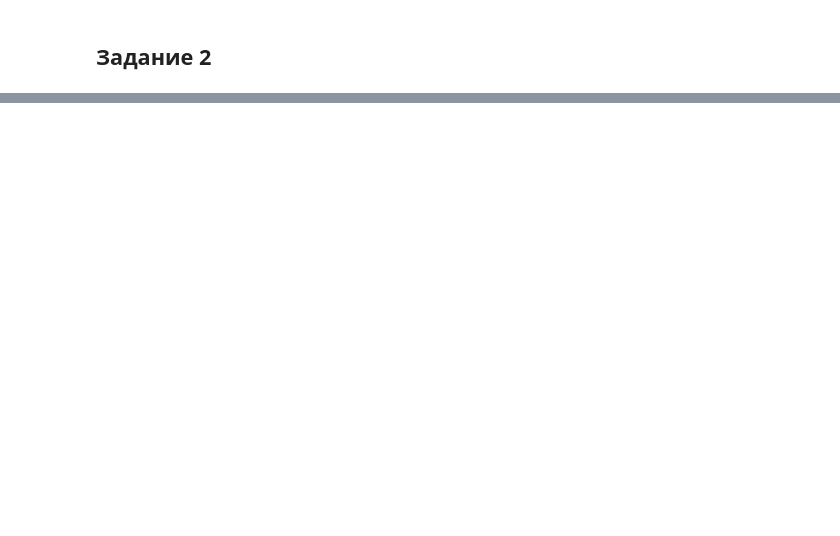
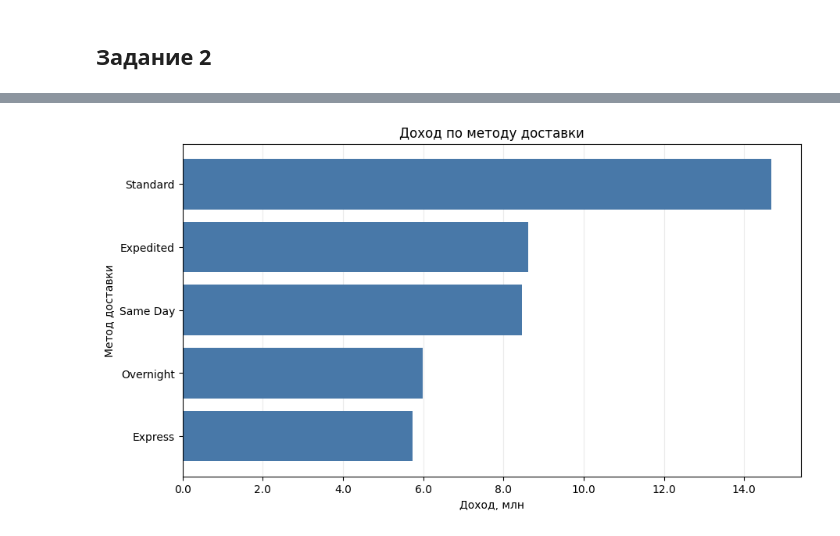
Before and after one commit to zimble111/DE-python-2026, a Jupyter notebook: HW3/homework_3.ipynb, the cells around one changed output, grey strips where cells are left out. Saved outputs shown, nothing was run; the diff lists cells and outputs as text; code cells hidden in the pictures; blank space fills up the shorter version.

```diff
--- a/HW3/homework_3.ipynb
+++ b/HW3/homework_3.ipynb
@@ -43,0 +66,9 @@ customers
+# %%
+raw = pd.read_csv('electronic_devices_sales.csv')
+sales = clean(raw)
+print(f'Исходных заказов: {len(raw):,}; после очистки: {len(sales):,}; исключено: {len(raw) - len(sales):,}')
+
+pd.set_option('display.float_format', '{:,.2f}'.format)
+customers = customer_table(sales)
+customers.to_csv('customer_summary.csv', index=False, encoding='utf-8-sig')
+customers.head(10)
@@ -114,0 +140,7 @@ plt.show()
+# %%
+from IPython.display import display
+
+metrics = build_metrics(sales)
+for name, table in metrics.items():
+    print(name)
+    display(table)
@@ -114,0 +216,15 @@ plt.show()
+# %%
+import matplotlib.pyplot as plt
+from matplotlib.ticker import FuncFormatter
+
+shipping = metrics['revenue_by_shipping'].sort_values('revenue')
+fig, ax = plt.subplots(figsize=(9, 5), layout='constrained')
+ax.barh(shipping['shipping_method'], shipping['revenue'], color='#4878A8')
+ax.set(title='Доход по методу доставки', xlabel='Доход, млн', ylabel='Метод доставки')
+ax.xaxis.set_major_formatter(FuncFormatter(lambda value, position: f'{value / 1_000_000:.1f}'))
+ax.set_axisbelow(True)
+ax.grid(axis='x', alpha=0.25)
+fig.savefig('revenue_by_shipping.png', dpi=150)
+plt.show()
+# %% [output]
+[figure, added]
```
Also changed, not shown: parts of 12 cells of this notebook, 6 other files.
